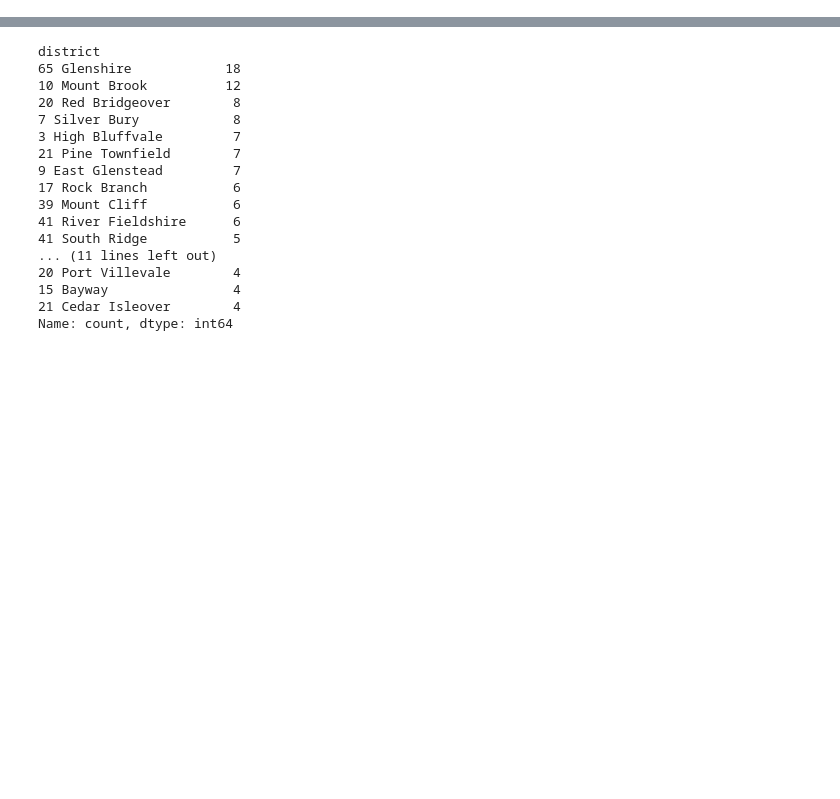
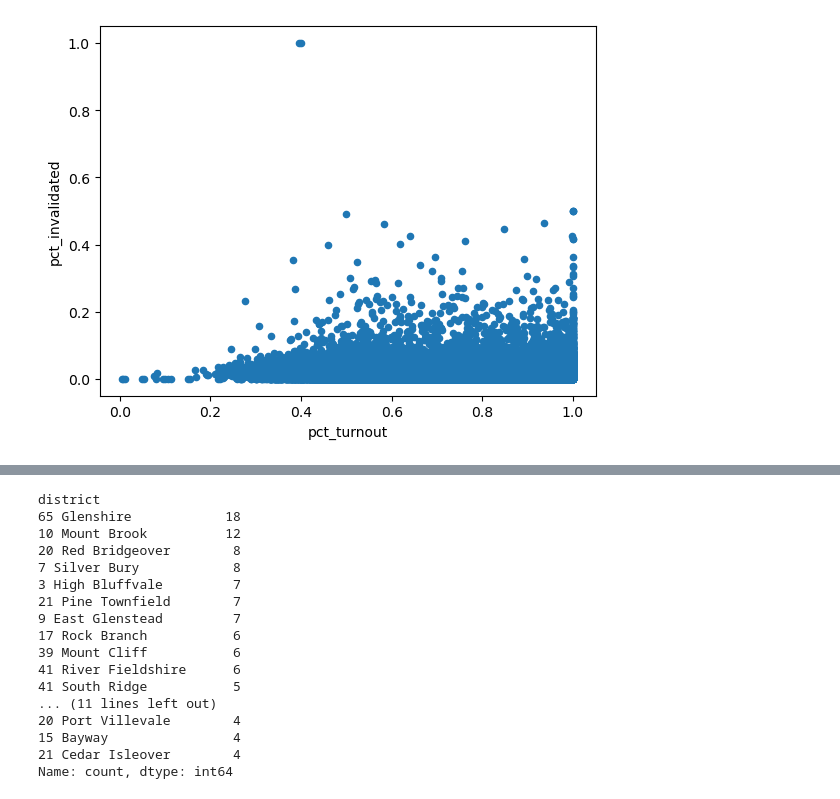
Before and after one commit to jjwjournalism/wsj-exercise, a Jupyter notebook: 20250419_atlantiaAssemblyAnalysis.ipynb, the cells around one changed output, grey strips where cells are left out. Saved outputs shown, nothing was run; the diff lists cells and outputs as text; code cells hidden in the pictures; blank space fills up the shorter version.

```diff
--- a/20250419_atlantiaAssemblyAnalysis.ipynb
+++ b/20250419_atlantiaAssemblyAnalysis.ipynb
@@ -38,3 +111,9 @@ raw_returns['pct_invalidated'] = raw_returns['number_of_invalid_ballots']/raw_re
+# %%
+## Look at turnout vs. pct invalidated
+turnout_invalid_scatter = raw_returns.plot.scatter(x='pct_turnout',
+                                                 y='pct_invalidated')
+# %% [output]
+[figure, added]
 # %%
 ## Make a new dataframe, high_invalid, for precincts where 10% or more of ballots were invalidated
 high_invalid = raw_returns.query('pct_invalidated >= .1')
```
Also changed, not shown: parts of 10 cells of this notebook.
